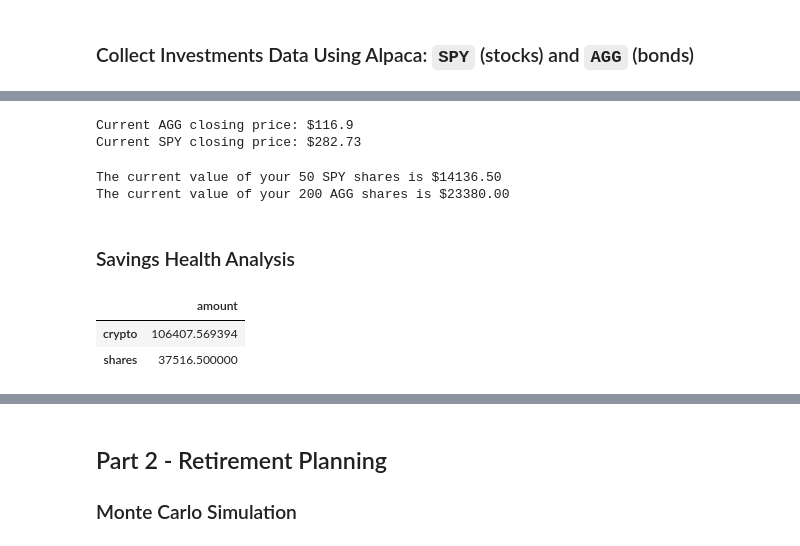
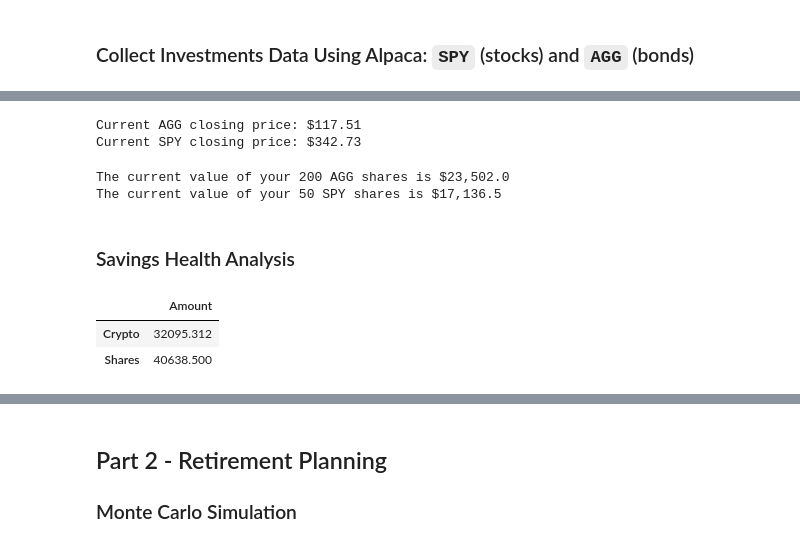
Before and after one commit to King-chuck/API-s, a Jupyter notebook: financial-planner.ipynb, the cells around one changed output, grey strips where cells are left out. Saved outputs shown, nothing was run; the diff lists cells and outputs as text; code cells hidden in the pictures.

```diff
--- a/financial-planner.ipynb
+++ b/financial-planner.ipynb
@@ -104,0 +120,12 @@ df_portfolio.head()
+# %%
+# Reorganize the DataFrame
+# Separate ticker data
+AGG = portfolio[portfolio["symbol"]== "AGG"].drop("symbol",axis=1)
+SPY = portfolio[portfolio["symbol"]== "SPY"].drop("symbol",axis=1)
+
+# Concatenate the ticker DataFrames
+portfolio = pd.concat([AGG, SPY], axis=1, keys=["AGG", "SPY"])
+
+# Preview DataFrame
+portfolio.index = portfolio.index.date
+portfolio
@@ -105,43 +136,45 @@ df_portfolio.head()
 # %%
+
 # Pick AGG and SPY close prices
-agg_close_price = df_portfolio["AGG"]["close"].item()
-spy_close_price = df_portfolio["SPY"]["close"].item()
+agg_closing_price = float(portfolio["AGG"]["close"])
+spy_closing_price = float(portfolio["SPY"]["close"])
 
 # Print AGG and SPY close prices
-print(f"Current AGG closing price: ${agg_close_price}")
-print(f"Current SPY closing price: ${spy_close_price}")
+print(f"Current AGG closing price: ${agg_closing_price}")
+print(f"Current SPY closing price: ${spy_closing_price}")
 # %% [output]
-Current AGG closing price: $116.9
-Current SPY closing price: $282.73
+Current AGG closing price: $117.51
+Current SPY closing price: $342.73
 # %%
 # Compute the current value of shares
-my_spy_value = my_spy * spy_close_price
-my_agg_value = my_agg * agg_close_price
+my_agg_value = agg_closing_price * my_agg
+my_spy_value = spy_closing_price * my_spy
 
 # Print current value of shares
-print(f"The current value of your {my_spy} SPY shares is ${my_spy_value:0.2f}")
-print(f"The current value of your {my_agg} AGG shares is ${my_agg_value:0.2f}")
+print(f"The current value of your {my_agg} AGG shares is ${my_agg_value:,}")
+print(f"The current value of your {my_spy} SPY shares is ${my_spy_value:,}")
 # %% [output]
-The current value of your 50 SPY shares is $14136.50
-The current value of your 200 AGG shares is $23380.00
+The current value of your 200 AGG shares is $23,502.0
+The current value of your 50 SPY shares is $17,136.5
 # %% [markdown]
 ### Savings Health Analysis
 # %%
 # Set monthly household income
 monthly_income = 12000
+crypto_portfolio = my_btc_value + my_eth_value
+stockbond_portfolio = my_agg_value + my_spy_value
 
 # Consolidate financial assets data
-# YOUR CODE HERE!
+asset_data = {"Amount":(crypto_portfolio, stockbond_portfolio)}
 
 # Create savings DataFrame
-total_portfolio_dictionary = {'Amount': [total_btc_value+total_eth_value, my_spy_value+my_agg_value]}
-
+df_savings = pd.DataFrame(asset_data, index=["Crypto", "Shares"])
 
 # Display savings DataFrame
-display(df_savings)
+df_savings
 # %% [output]
-|  | amount |
-| crypto | 106407.569394 |
-| shares | 37516.500000 |
+|  | Amount |
+| Crypto | 32095.312 |
+| Shares | 40638.500 |
 # %%
 # Plot savings pie chart
```
Also changed, not shown: parts of 18 cells of this notebook.
